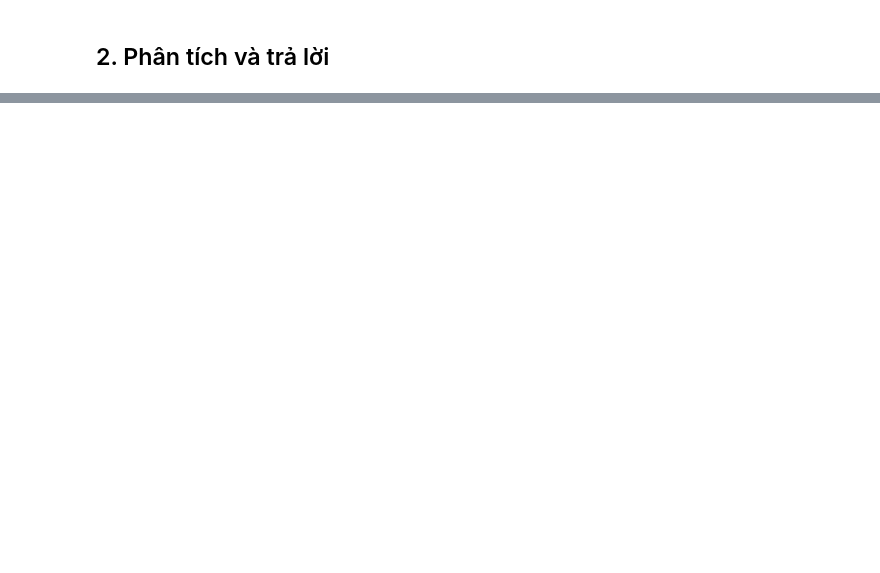
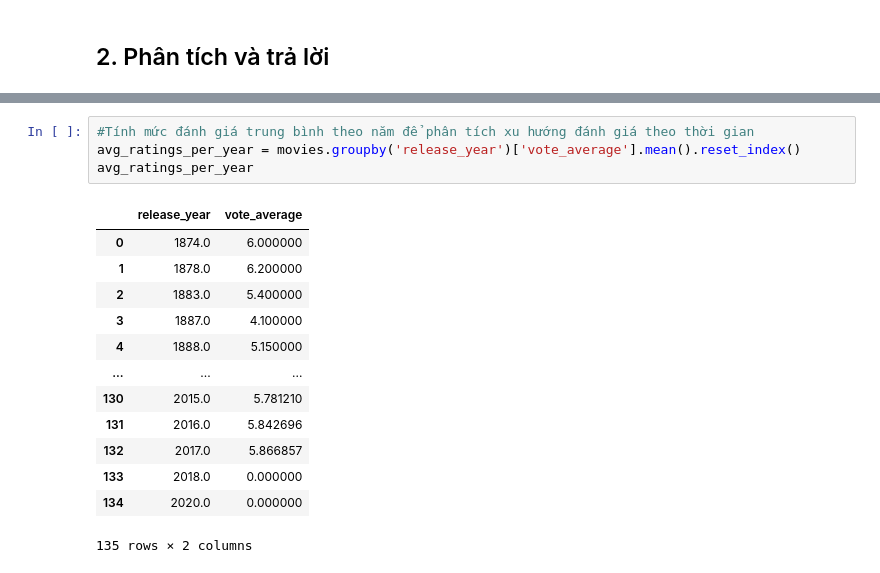
Before and after one commit to hoangfitus/csc17104-movies-eda, a Jupyter notebook: questions_and_answers.ipynb, the cells around one changed output, grey strips where cells are left out. Saved outputs shown, nothing was run; the diff lists cells and outputs as text; blank space fills up the shorter version.

```diff
--- a/questions_and_answers.ipynb
+++ b/questions_and_answers.ipynb
@@ -37,0 +76,18 @@ movies.head(5)
+# %%
+#Tính mức đánh giá trung bình theo năm để phân tích xu hướng đánh giá theo thời gian
+avg_ratings_per_year = movies.groupby('release_year')['vote_average'].mean().reset_index()
+avg_ratings_per_year
+# %% [output]
+|  | release_year | vote_average |
+| 0 | 1874.0 | 6.000000 |
+| 1 | 1878.0 | 6.200000 |
+| 2 | 1883.0 | 5.400000 |
+| 3 | 1887.0 | 4.100000 |
+| 4 | 1888.0 | 5.150000 |
+| ... | ... | ... |
+| 130 | 2015.0 | 5.781210 |
+| 131 | 2016.0 | 5.842696 |
+| 132 | 2017.0 | 5.866857 |
+| 133 | 2018.0 | 0.000000 |
+| 134 | 2020.0 | 0.000000 |
+135 rows × 2 columns
```
Also changed, not shown: parts of 15 cells of this notebook, 2 other files.
